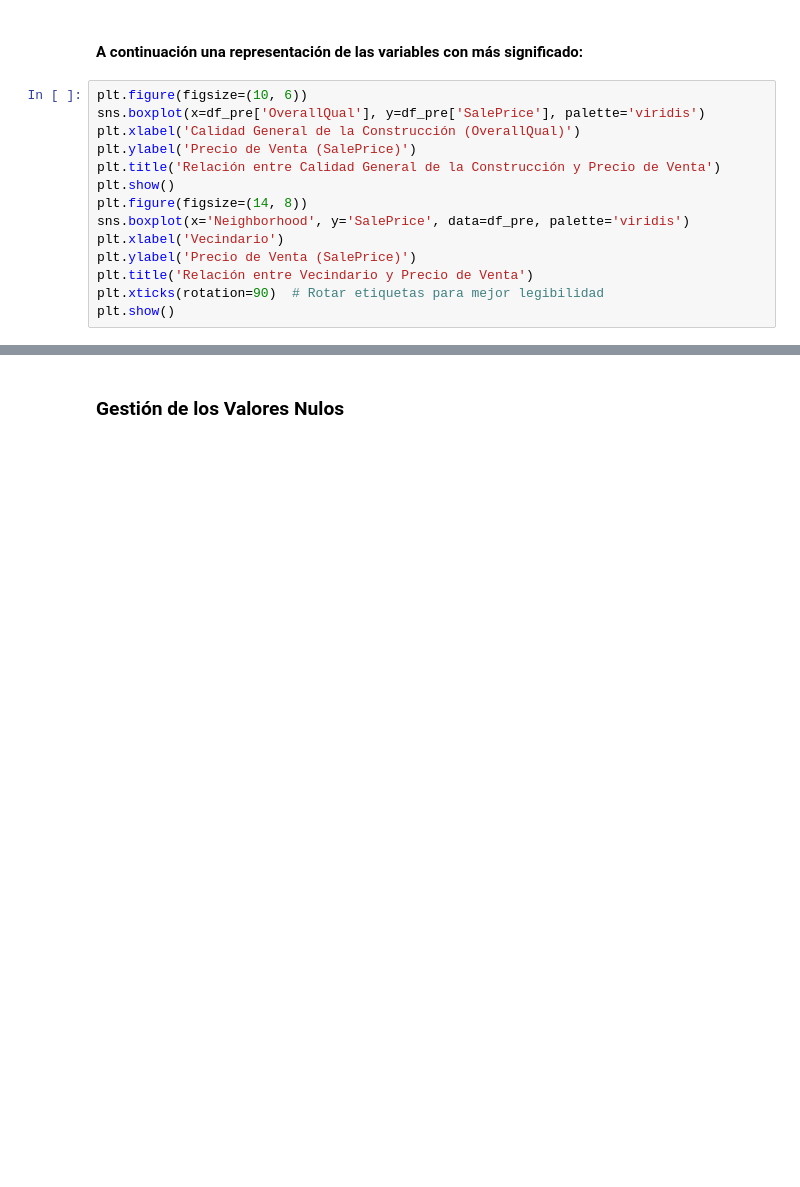
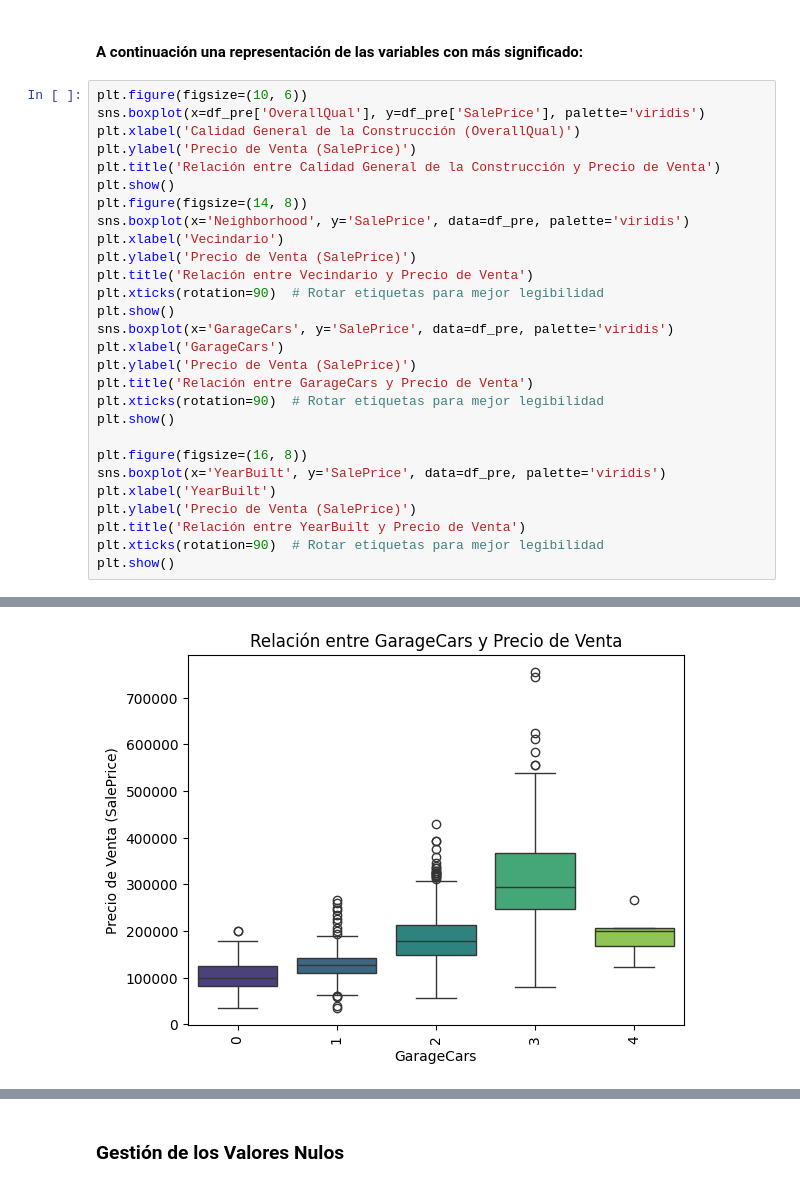
Before and after one commit to socrallacer/IA_DIPLOMA_SAMSUNG, a Jupyter notebook: MACHINE_LEARNING/SUPERVISED/PROYECTO/proyecto.ipynb, the cells around one changed output, grey strips where cells are left out. Cells and saved outputs as stored; diff of their text form; blank space fills up the shorter version.

```diff
--- a/MACHINE_LEARNING/SUPERVISED/PROYECTO/proyecto.ipynb
+++ b/MACHINE_LEARNING/SUPERVISED/PROYECTO/proyecto.ipynb
@@ -123,17 +200,32 @@ df_anova.head(10)
 # %%
 plt.figure(figsize=(10, 6))
 sns.boxplot(x=df_pre['OverallQual'], y=df_pre['SalePrice'], palette='viridis')
 plt.xlabel('Calidad General de la Construcción (OverallQual)')
 plt.ylabel('Precio de Venta (SalePrice)')
 plt.title('Relación entre Calidad General de la Construcción y Precio de Venta')
 plt.show()
 plt.figure(figsize=(14, 8))
 sns.boxplot(x='Neighborhood', y='SalePrice', data=df_pre, palette='viridis')
 plt.xlabel('Vecindario')
 plt.ylabel('Precio de Venta (SalePrice)')
 plt.title('Relación entre Vecindario y Precio de Venta')
 plt.xticks(rotation=90)  # Rotar etiquetas para mejor legibilidad
 plt.show()
+sns.boxplot(x='GarageCars', y='SalePrice', data=df_pre, palette='viridis')
+plt.xlabel('GarageCars')
+plt.ylabel('Precio de Venta (SalePrice)')
+plt.title('Relación entre GarageCars y Precio de Venta')
+plt.xticks(rotation=90)  # Rotar etiquetas para mejor legibilidad
+plt.show()
+
+plt.figure(figsize=(16, 8))
+sns.boxplot(x='YearBuilt', y='SalePrice', data=df_pre, palette='viridis')
+plt.xlabel('YearBuilt')
+plt.ylabel('Precio de Venta (SalePrice)')
+plt.title('Relación entre YearBuilt y Precio de Venta')
+plt.xticks(rotation=90)  # Rotar etiquetas para mejor legibilidad
+plt.show()
 # %% [output]
 [figure]
 [figure]
+[figure, added]
```
Also changed, not shown: parts of 62 cells of this notebook, 7 other files.
